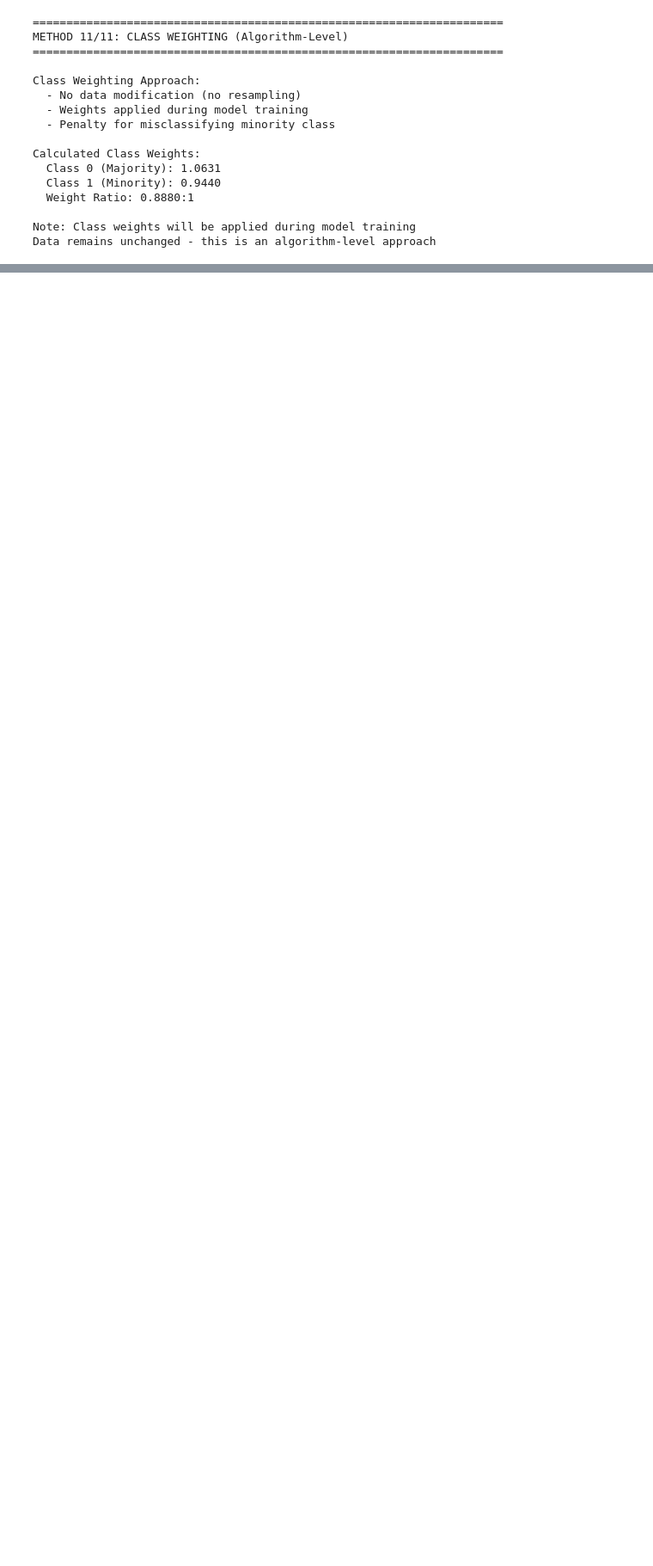
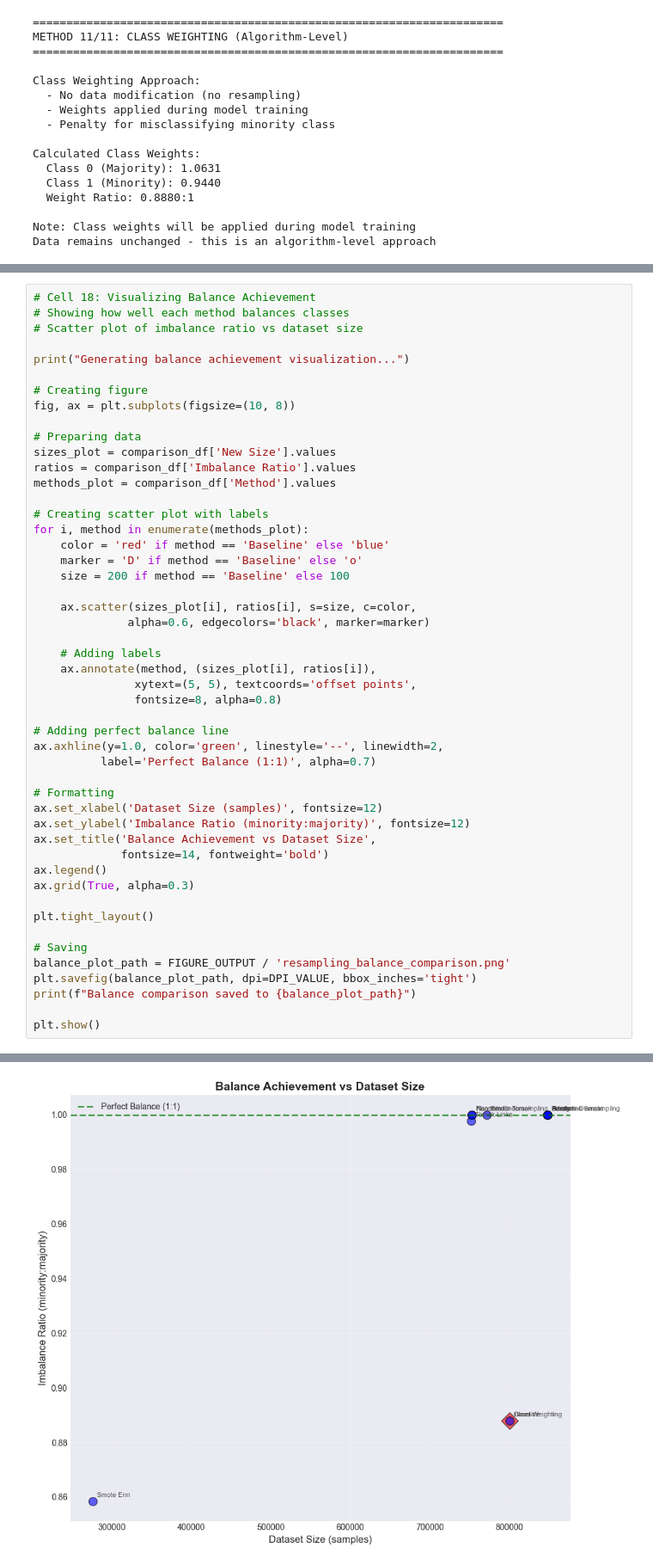
Before and after one commit to ashu-tagore/beyond_smote_evaluation, a Jupyter notebook: notebooks/03_Resampling_Methods.ipynb, the cells around one changed output, grey strips where cells are left out. Shown: that part at 86% size. Drawn from its saved outputs; the diff is of its cells as text; blank space fills up the shorter version.

```diff
--- a/notebooks/03_Resampling_Methods.ipynb
+++ b/notebooks/03_Resampling_Methods.ipynb
@@ -975,0 +1151,50 @@ Data remains unchanged - this is an algorithm-level approach
+# %%
+# Cell 18: Visualizing Balance Achievement
+# Showing how well each method balances classes
+# Scatter plot of imbalance ratio vs dataset size
+
+print("Generating balance achievement visualization...")
+
+# Creating figure
+fig, ax = plt.subplots(figsize=(10, 8))
+
+# Preparing data
+sizes_plot = comparison_df['New Size'].values
+ratios = comparison_df['Imbalance Ratio'].values
+methods_plot = comparison_df['Method'].values
+
+# Creating scatter plot with labels
+for i, method in enumerate(methods_plot):
+    color = 'red' if method == 'Baseline' else 'blue'
+    marker = 'D' if method == 'Baseline' else 'o'
+    size = 200 if method == 'Baseline' else 100
+
+    ax.scatter(sizes_plot[i], ratios[i], s=size, c=color,
+              alpha=0.6, edgecolors='black', marker=marker)
+
+    # Adding labels
+    ax.annotate(method, (sizes_plot[i], ratios[i]),
+               xytext=(5, 5), textcoords='offset points',
+               fontsize=8, alpha=0.8)
+
+# Adding perfect balance line
+ax.axhline(y=1.0, color='green', linestyle='--', linewidth=2,
+          label='Perfect Balance (1:1)', alpha=0.7)
+
+# Formatting
+ax.set_xlabel('Dataset Size (samples)', fontsize=12)
+ax.set_ylabel('Imbalance Ratio (minority:majority)', fontsize=12)
+ax.set_title('Balance Achievement vs Dataset Size',
+             fontsize=14, fontweight='bold')
+ax.legend()
+ax.grid(True, alpha=0.3)
+
+plt.tight_layout()
+
+# Saving
+balance_plot_path = FIGURE_OUTPUT / 'resampling_balance_comparison.png'
+plt.savefig(balance_plot_path, dpi=DPI_VALUE, bbox_inches='tight')
+print(f"Balance comparison saved to {balance_plot_path}")
+
+plt.show()
+# %% [output]
@@ -975,0 +1203 @@ Data remains unchanged - this is an algorithm-level approach
+[figure, added]
```
Also changed, not shown: parts of 8 cells of this notebook, 1 other file.
